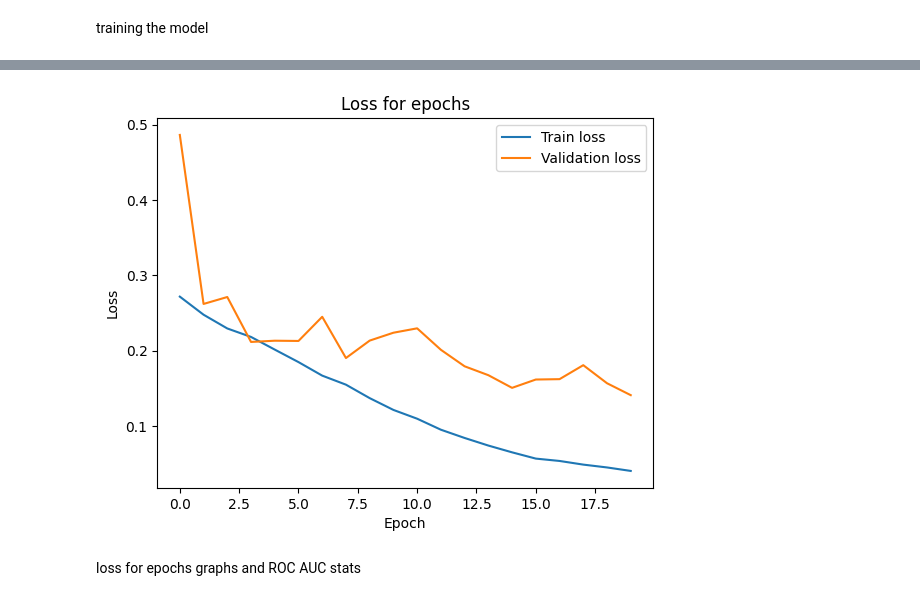
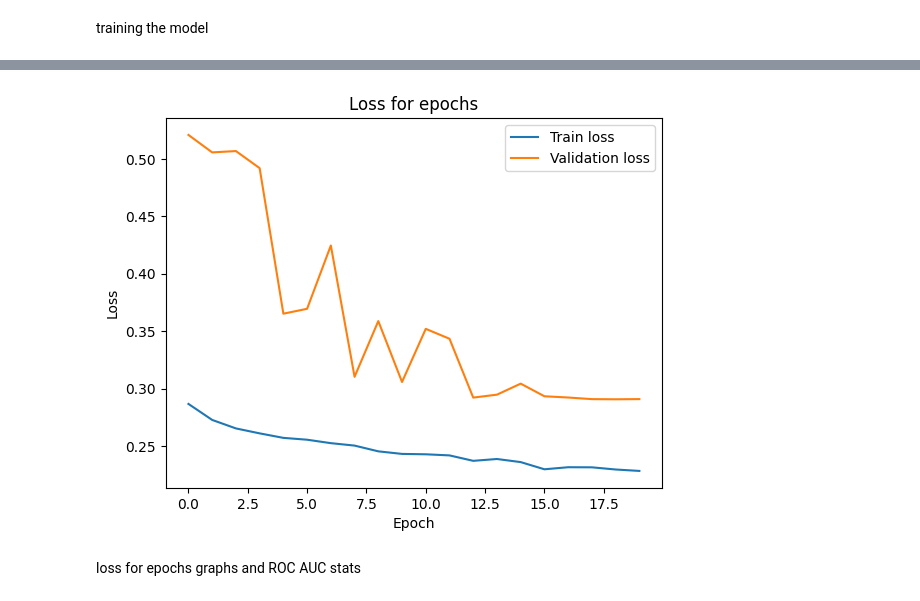
Before and after one commit to TheRevanStar/realisation-of-siamese-autoencoder, a Jupyter notebook: encoder_notebook.ipynb, the cells around one changed output, grey strips where cells are left out. Cells and saved outputs as stored; diff of their text form; code cells hidden in the pictures.

```diff
--- a/encoder_notebook.ipynb
+++ b/encoder_notebook.ipynb
@@ -93,31 +160,25 @@ Encoder and ReSu cores for encoding images and downsample them
 # %%
-input_shape = (62, 47, 3)
-latent_dim = 64
-encode=encoder(input_shape,latent_dim)
-
+encode = encoder(
+    input_shape,
+    best_params['latent_dim'],
+    best_params['dropout_rate'],
+    best_params['l1'],
+    best_params['l2']
+)
 input_a=keras.Input(shape=input_shape)
 input_b=keras.Input(shape=input_shape)
-
 embedding_a = layers.Lambda(lambda x: tf.math.l2_normalize(x, axis=1))(encode(input_a))
 embedding_b = layers.Lambda(lambda x: tf.math.l2_normalize(x, axis=1))(encode(input_b))
-
-
 distance = layers.Lambda(lambda emb: tf.norm(emb[0] - emb[1], axis=1, keepdims=True))(
     [embedding_a, embedding_b]
 )
 siamese_model = keras.Model(inputs=[input_a, input_b], outputs=distance)
 
+siamese_model.compile(optimizer=Adam(learning_rate=best_params['lr']), loss=contrastive_loss, metrics=[])
+history_new=siamese_model.fit(
+    [pairs_test[:, 0], pairs_test[:, 1]], labels_test,
+    batch_size=32,
+    epochs=20,
+    verbose=1
 
-def contrastive_loss(y_true, y_pred, margin=1.0):
-    y_true = tf.cast(y_true, y_pred.dtype)
-    return tf.reduce_mean(
-        y_true * tf.square(y_pred) +
-        (1 - y_true) * tf.square(tf.maximum(margin - y_pred, 0))
-    )
-
-
-early_stopping = keras.callbacks.EarlyStopping(
-    monitor='val_loss',
-    patience=5,
-    restore_best_weights=True
 )
@@ -153,12 +211,8 @@ Epoch 20/20
 # %% [markdown]
 training the model
 # %%
-distances_test = siamese_model.predict([pairs_test[:, 0], pairs_test[:, 1]])
-auc = roc_auc_score(labels_test, -distances_test)
-print(f"Test AUC: {auc:.4f}")
-
-plt.plot(history.history['loss'], label='Train loss')
-plt.plot(history.history['val_loss'], label='Validation loss')
+plt.plot(history_new.history['loss'], label='Train loss')
+plt.plot(history_new.history['val_loss'], label='Validation loss')
 plt.xlabel('Epoch')
 plt.ylabel('Loss')
 plt.title('Loss for epochs')
@@ -170,4 +224,4 @@ Test AUC: 0.9133
-[figure, old version]
+[figure, new version]
 # %% [markdown]
 loss for epochs graphs and ROC AUC stats
 # %%
```
Also changed, not shown: parts of 8 cells of this notebook, 1 other file.
